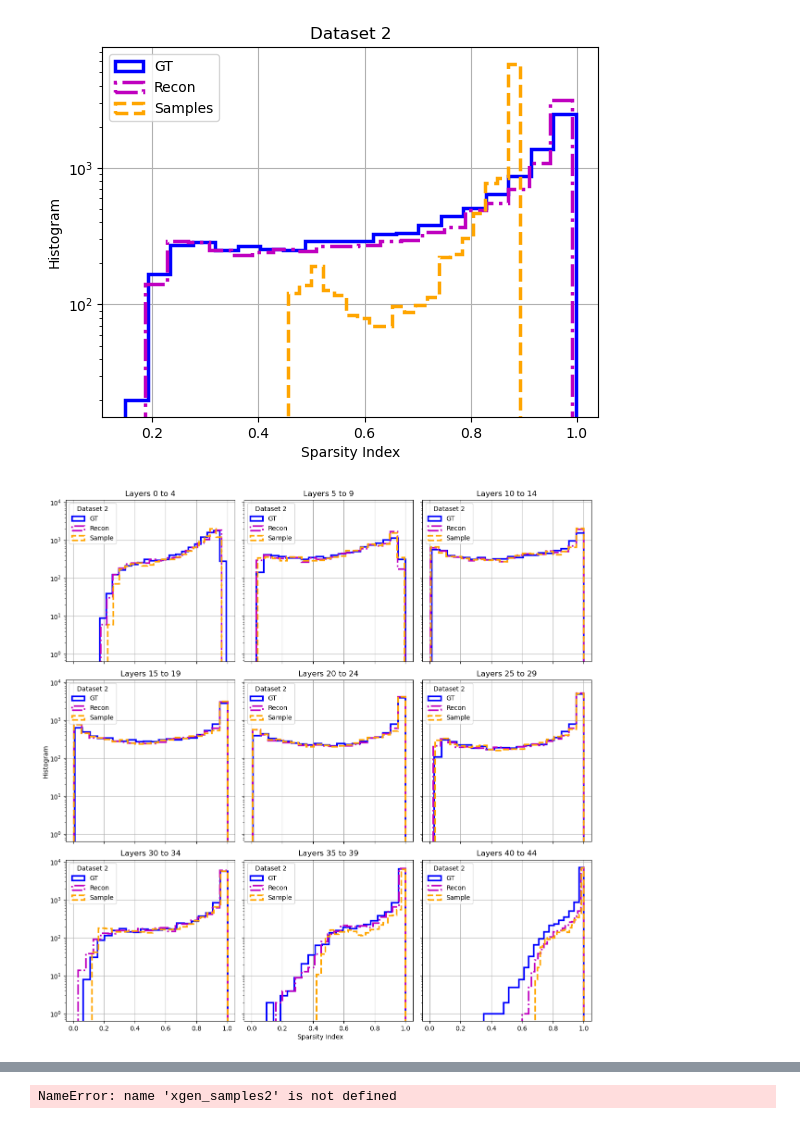
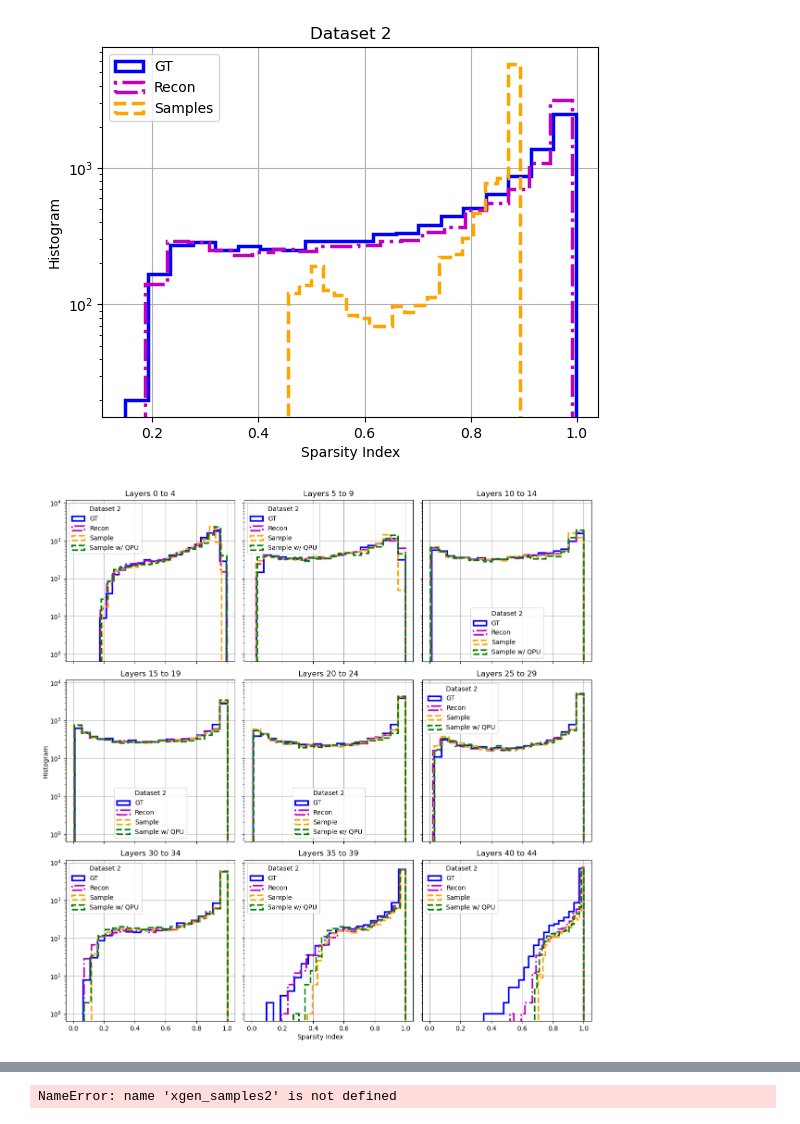
Before and after one commit to QaloSim/CaloQVAE, a Jupyter notebook: GenSamples.ipynb, the cells around one changed output, grey strips where cells are left out. Cells and saved outputs as stored; diff of their text form; code cells hidden in the pictures.

Commit message:
fixed find_beta bug. Thnx Hao!

```diff
--- a/GenSamples.ipynb
+++ b/GenSamples.ipynb
@@ -449,10 +481,10 @@ with open("/home/javier/Projects/CaloQVAE/outputs/2023-12-01/20-38-58/wandb/run-
 
 # drawn-cosmos-266 | CNN + voxel pos enc + cond + scaled data
 # run_path = "/home/javier/Projects/CaloQVAE/outputs/2023-12-01/20-38-58/wandb/run-20231201_203858-n9y23yq6/files/GumBoltAtlasPRBMCNN_atlas_default_latest.pth"
-run_path = "/home/javier/Projects/CaloQVAE/outputs/2023-12-01/17-24-05/wandb/run-20231214_182013-m4f4z37z/files/GumBoltAtlasPRBMCNN_atlas_default_latest.pth"
+run_path = "/home/javier/Projects/CaloQVAE/outputs/2023-12-01/17-24-05/wandb/run-20231224_163015-m4f4z37z/files/GumBoltAtlasPRBMCNN_atlas_default_latest.pth"
 modelname = 'drawn-cosmos-266'
 datascaled = 'reduced'
-with open("/home/javier/Projects/CaloQVAE/outputs/2023-12-01/17-24-05/wandb/run-20231214_182013-m4f4z37z/files/config.yaml", 'r') as file:
+with open("/home/javier/Projects/CaloQVAE/outputs/2023-12-01/17-24-05/wandb/run-20231224_163015-m4f4z37z/files/config.yaml", 'r') as file:
     model_config = yaml.safe_load(file)
     R = json.loads(model_config["_content"]["value"]['engine'].replace("'", "\""))['r_param']
     reducedata = True if model_config["_content"]["value"]["reducedata"] == 'True' else False
@@ -864,10 +901,10 @@ with torch.no_grad():
             recon_data = torch.tensor(engine._data_mgr.inv_transform(fwd_output.output_activations.detach().cpu().numpy()))
             engine._model.sampler._batch_size = true_energy.shape[0]
             sample_energies, sample_data = engine._model.generate_samples(num_samples=true_energy.shape[0], true_energy=true_energy, measure_time=True)
-            # sample_energies_qpu, sample_data_qpu = engine._model.generate_samples_qpu(num_samples=true_energy.shape[0], true_energy=true_energy, measure_time=True, beta=1/beta)
+            sample_energies_qpu, sample_data_qpu = engine._model.generate_samples_qpu(num_samples=true_energy.shape[0], true_energy=true_energy, measure_time=True, beta=1/beta)
             engine._model.sampler._batch_size = engine._config.engine.rbm_batch_size
             sample_data = torch.tensor(engine._data_mgr.inv_transform(sample_data.detach().cpu().numpy()))
-            # sample_data_qpu = torch.tensor(engine._data_mgr.inv_transform(sample_data_qpu.detach().cpu().numpy()))
+            sample_data_qpu = torch.tensor(engine._data_mgr.inv_transform(sample_data_qpu.detach().cpu().numpy()))
         else:
             in_data = in_data.detach().cpu()*1000
             recon_data = fwd_output.output_activations.detach().cpu()*1000
@@ -887,17 +924,17 @@ with torch.no_grad():
         xtarget_samples.append(in_data.detach().cpu())
         xrecon_samples.append( recon_data.detach().cpu())
         xgen_samples.append( sample_data.detach().cpu())
-        # xgen_samples_qpu.append( sample_data_qpu.detach().cpu())
+        xgen_samples_qpu.append( sample_data_qpu.detach().cpu())
         entarget_samples.append(true_energy.detach().cpu())
 
         # xtarget_samples.append( torch.tensor(engine._data_mgr.inv_transform(xx[0][0].detach().cpu().numpy())) )
-        break
+        # break
 
 
 xtarget_samples = torch.cat(xtarget_samples, dim=0)
 xrecon_samples = torch.cat(xrecon_samples, dim=0)
 xgen_samples = torch.cat(xgen_samples, dim=0)
-# xgen_samples_qpu = torch.cat(xgen_samples_qpu, dim=0)
+xgen_samples_qpu = torch.cat(xgen_samples_qpu, dim=0)
 entarget_samples = torch.cat(entarget_samples, dim=0)
 
 # if engine._config.engine.cl_lambda:
@@ -1140,36 +1177,36 @@ HLF_1_electron.relevantLayers = [0,5,10,15,20,25,30,35,40,45]
 fig, axes = plt.subplots(3,3, figsize=(12, 12), sharey=True, sharex=True, tight_layout=True)
 fig.text(0.5, 0.0, 'Sparsity Index', ha='center')
 fig.text(0.0, 0.5, 'Histogram', va='center', rotation='vertical')
 
 # Iterate through the columns of X and plot histograms
 for i,_ in enumerate(HLF_1_electron.relevantLayers[:-1]):
     row_index = i // 3  # Determine the row index
     col_index = i % 3   # Determine the column index
 
     ax = axes[row_index, col_index]  # Get the current subplot
 
     # Plot histogram for the current column
     idx = HLF_1_electron.relevantLayers[i+1]*9*16
     idxPrev = (HLF_1_electron.relevantLayers[i])*9*16
     l = idx - idxPrev
     ax.hist(((xtarget_samples[:, idxPrev:idx] == 0).sum(dim=1)/l).numpy(),  bins=20, log=True, histtype='step', linewidth=2.5, color="b")
     ax.hist(((xrecon_samples[:, idxPrev:idx] == 0).sum(dim=1)/l).numpy(), bins=20, log=True, histtype='step', linewidth=2.5, color="m", linestyle="dashdot")
     ax.hist(((xgen_samples[:, idxPrev:idx] == 0).sum(dim=1)/l).numpy(), bins=20, log=True, histtype='step', linewidth=2.5, color="orange", linestyle="dashed")
-    # ax.hist(((xgen_samples_qpu[:, idxPrev:idx] == 0).sum(dim=1)/l).numpy(), bins=20, log=True, histtype='step', linewidth=2.5, color="green", linestyle="dashed")
+    ax.hist(((xgen_samples_qpu[:, idxPrev:idx] == 0).sum(dim=1)/l).numpy(), bins=20, log=True, histtype='step', linewidth=2.5, color="green", linestyle="dashed")
     ax.legend(["GT", "Recon", "Sample", "Sample w/ QPU"], title=f'{ds[part]}')
     ax.grid("True")
 
     # Set labels and title for the subplot
     # ax.set_xlabel(f'Column {i + 1}')
     # ax.set_ylabel('Frequency')
     ax.set_title(f'Layers {HLF_1_electron.relevantLayers[i]} to {HLF_1_electron.relevantLayers[i+1]-1}')
 
 # Adjust layout and display the plots
 plt.tight_layout()
-# plt.savefig(f'/home/javier/Projects/CaloQVAE/figs/{modelname}/sparsity_per_layer_{modelname}_{arch}_{datascaled}_{part}.png')
+plt.savefig(f'/home/javier/Projects/CaloQVAE/figs/{modelname}/sparsity_per_layer_{modelname}_{arch}_{datascaled}_{part}_beta_{beta}.png')
 plt.show()
 # %% [output]
-[figure, old version]
+[figure, new version]
 # %%
 plt.scatter(((xtarget_samples == 0).sum(dim=1)/xtarget_samples.shape[1]).numpy(), ((xrecon_samples == 0).sum(dim=1)/xtarget_samples.shape[1]).numpy(),  marker='.', alpha=.5, color="b")
 plt.plot([0,1],[0,1], c='red', lw=2.5)
```
Also changed, not shown: parts of 36 cells of this notebook, 6 other files.
